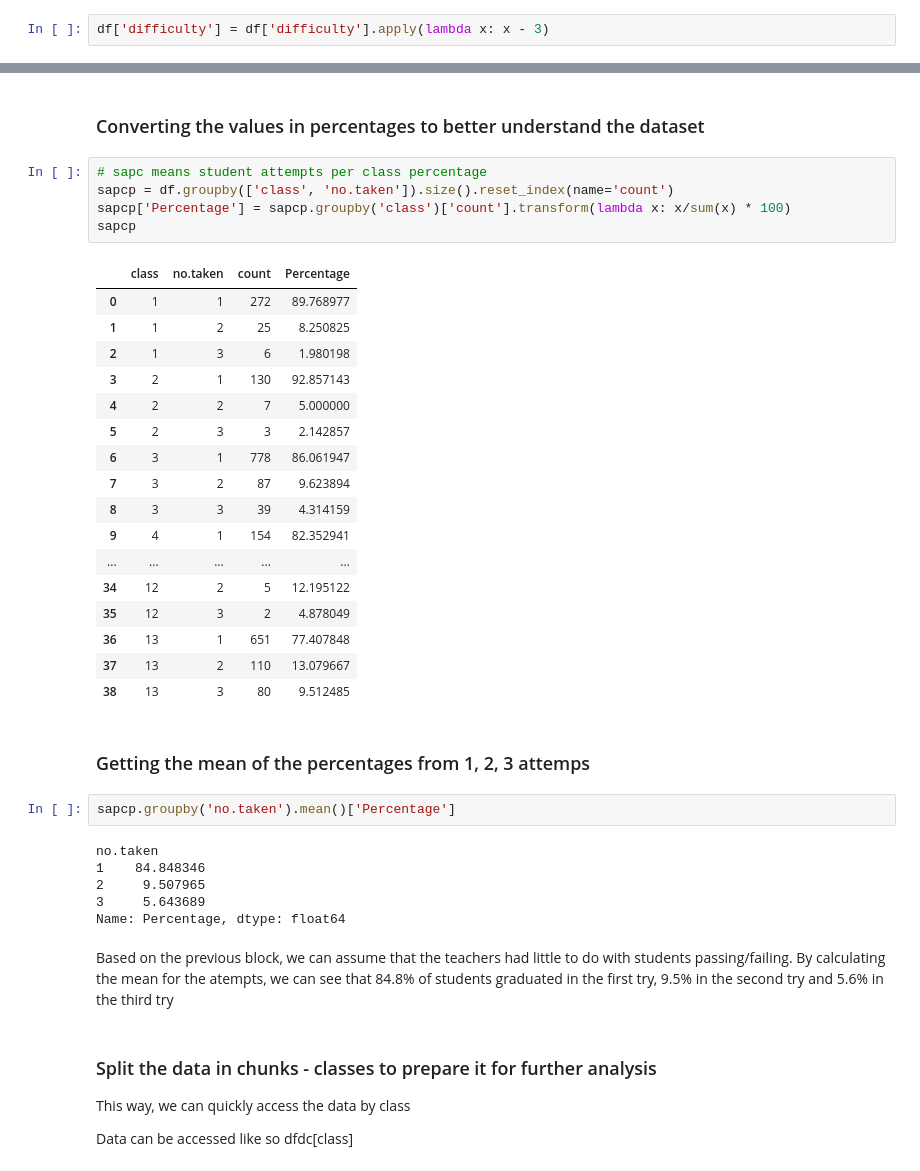
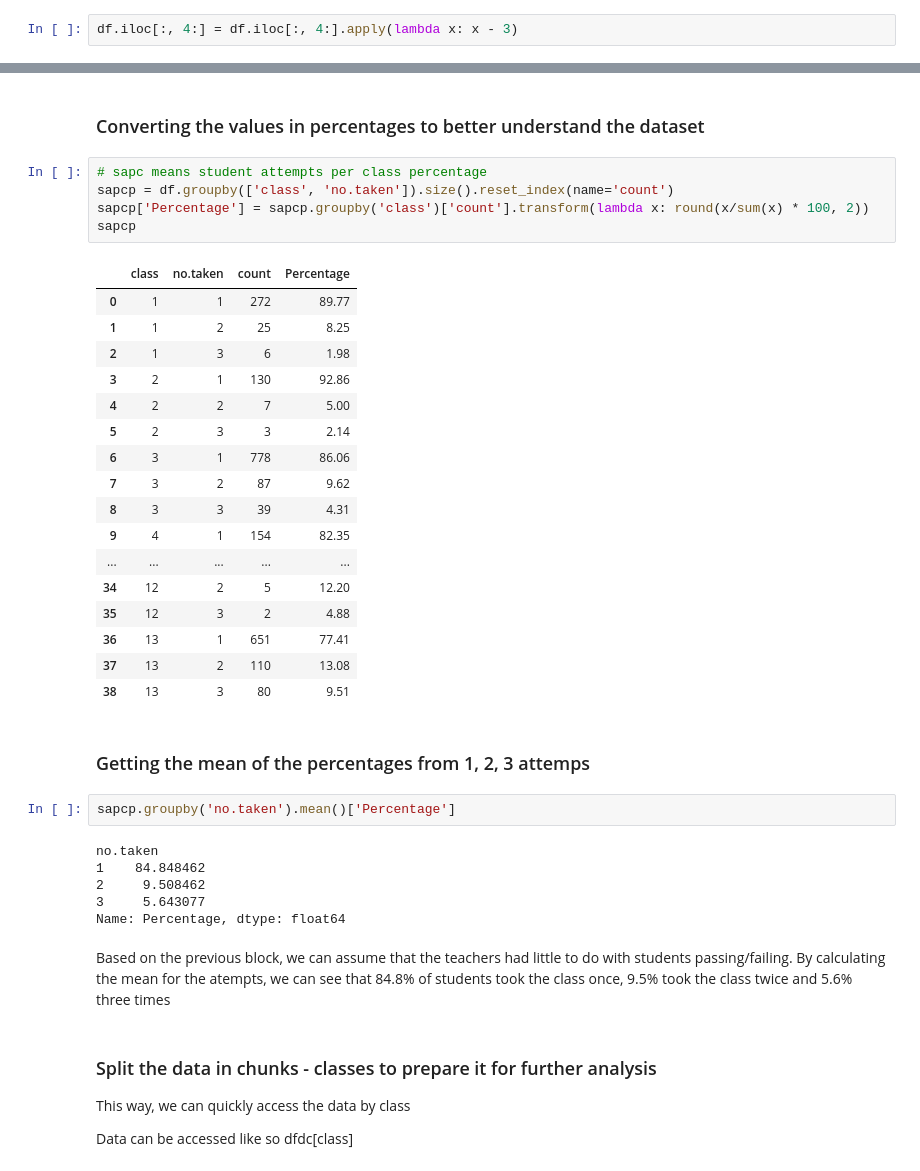
Before and after one commit to bgz10/DS_MA_Q, a Jupyter notebook: Analysis_MA_DS.ipynb, the cells around one changed output, grey strips where cells are left out. Cells and saved outputs as stored; diff of their text form.

```diff
--- a/Analysis_MA_DS.ipynb
+++ b/Analysis_MA_DS.ipynb
@@ -37,2 +17,2 @@ We want to change the 15 scale to -2/2 so that we can have 0 as an absolute valu
 # %%
-df['difficulty'] = df['difficulty'].apply(lambda x: x - 3)
+df.iloc[:, 4:] = df.iloc[:, 4:].apply(lambda x: x - 3)
@@ -105,39 +81,39 @@ dtype: int64
 # %%
 # sapc means student attempts per class percentage
 sapcp = df.groupby(['class', 'no.taken']).size().reset_index(name='count')
-sapcp['Percentage'] = sapcp.groupby('class')['count'].transform(lambda x: x/sum(x) * 100)
+sapcp['Percentage'] = sapcp.groupby('class')['count'].transform(lambda x: round(x/sum(x) * 100, 2))
 sapcp
 # %% [output]
 |  | class | no.taken | count | Percentage |
-| 0 | 1 | 1 | 272 | 89.768977 |
-| 1 | 1 | 2 | 25 | 8.250825 |
-| 2 | 1 | 3 | 6 | 1.980198 |
-| 3 | 2 | 1 | 130 | 92.857143 |
-| 4 | 2 | 2 | 7 | 5.000000 |
-| 5 | 2 | 3 | 3 | 2.142857 |
-| 6 | 3 | 1 | 778 | 86.061947 |
-| 7 | 3 | 2 | 87 | 9.623894 |
-| 8 | 3 | 3 | 39 | 4.314159 |
-| 9 | 4 | 1 | 154 | 82.352941 |
+| 0 | 1 | 1 | 272 | 89.77 |
+| 1 | 1 | 2 | 25 | 8.25 |
+| 2 | 1 | 3 | 6 | 1.98 |
+| 3 | 2 | 1 | 130 | 92.86 |
+| 4 | 2 | 2 | 7 | 5.00 |
+| 5 | 2 | 3 | 3 | 2.14 |
+| 6 | 3 | 1 | 778 | 86.06 |
+| 7 | 3 | 2 | 87 | 9.62 |
+| 8 | 3 | 3 | 39 | 4.31 |
+| 9 | 4 | 1 | 154 | 82.35 |
 | ... | ... | ... | ... | ... |
-| 34 | 12 | 2 | 5 | 12.195122 |
-| 35 | 12 | 3 | 2 | 4.878049 |
-| 36 | 13 | 1 | 651 | 77.407848 |
-| 37 | 13 | 2 | 110 | 13.079667 |
-| 38 | 13 | 3 | 80 | 9.512485 |
+| 34 | 12 | 2 | 5 | 12.20 |
+| 35 | 12 | 3 | 2 | 4.88 |
+| 36 | 13 | 1 | 651 | 77.41 |
+| 37 | 13 | 2 | 110 | 13.08 |
+| 38 | 13 | 3 | 80 | 9.51 |
 # %% [markdown]
 ### Getting the mean of the percentages from 1, 2, 3 attemps
 # %%
 sapcp.groupby('no.taken').mean()['Percentage']
 # %% [output]
 no.taken
-1    84.848346
-2     9.507965
-3     5.643689
+1    84.848462
+2     9.508462
+3     5.643077
 Name: Percentage, dtype: float64
 # %% [markdown]
 Based on the previous block, we can assume that the teachers had little to do with students passing/failing.
-By calculating the mean for the atempts, we can see that 84.8% of students graduated in the first try, 9.5% in the second try and 5.6% in the third try
+By calculating the mean for the atempts, we can see that 84.8% of students took the class once, 9.5% took the class twice and 5.6% three times
 # %% [markdown]
 ### Split the data in chunks - classes to prepare it for further analysis
 This way, we can quickly access the data by class
```
Also changed, not shown: parts of 28 cells of this notebook.
